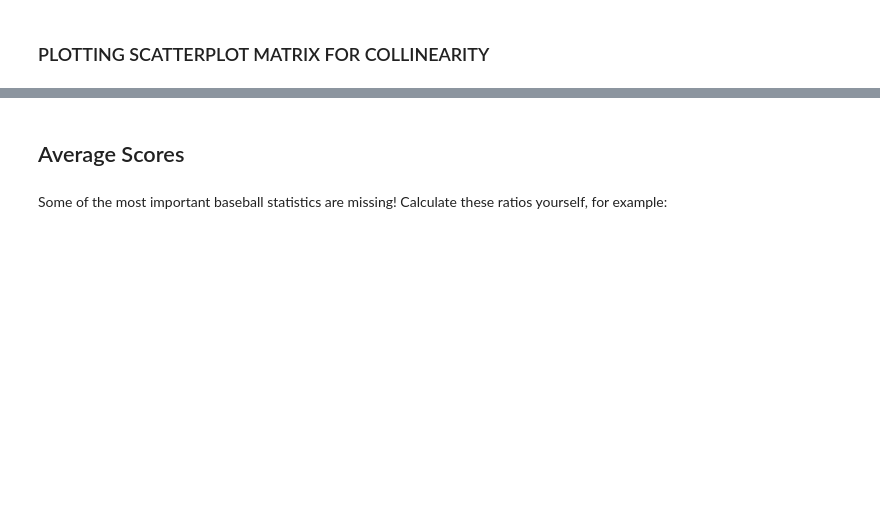
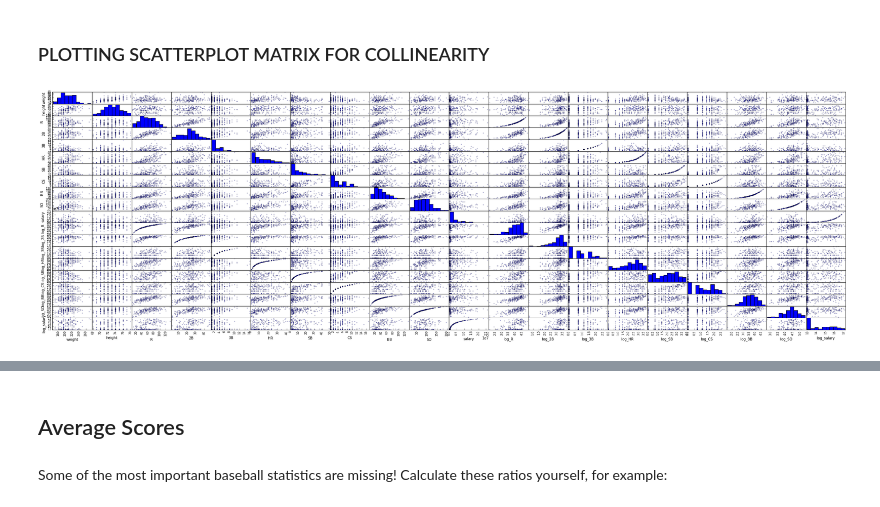
Before and after one commit to vitaminf/DS_HK_3, a Jupyter notebook: notebooks/18 - Data Exploration and Diagnostics.ipynb, the cells around one changed output, grey strips where cells are left out. Drawn from its saved outputs; the diff is of its cells as text; code cells hidden in the pictures; blank space fills up the shorter version.

```diff
--- a/notebooks/18 - Data Exploration and Diagnostics.ipynb
+++ b/notebooks/18 - Data Exploration and Diagnostics.ipynb
@@ -590,3 +696,3 @@ baseb_drop.salary = np.log(baseb_drop.salary)
 # %%
-baseb_drop = baseb_drop.replace([inf, -inf], np.nan)
-baseb_drop = baseb_drop.dropna()
+base_drop = base_drop.replace([inf, -inf], np.nan)
+base_drop = base_drop.dropna()
@@ -672,0 +722,6 @@ res_dropped = results.params / results2.params * 100 - 100
+# %%
+# HISTOGRAM #
+pd.tools.plotting.scatter_matrix(base_drop, alpha=0.2, diagonal='hist')
+plt.show()
+# %% [output]
+[figure, added]
```
Also changed, not shown: parts of 42 cells of this notebook.
